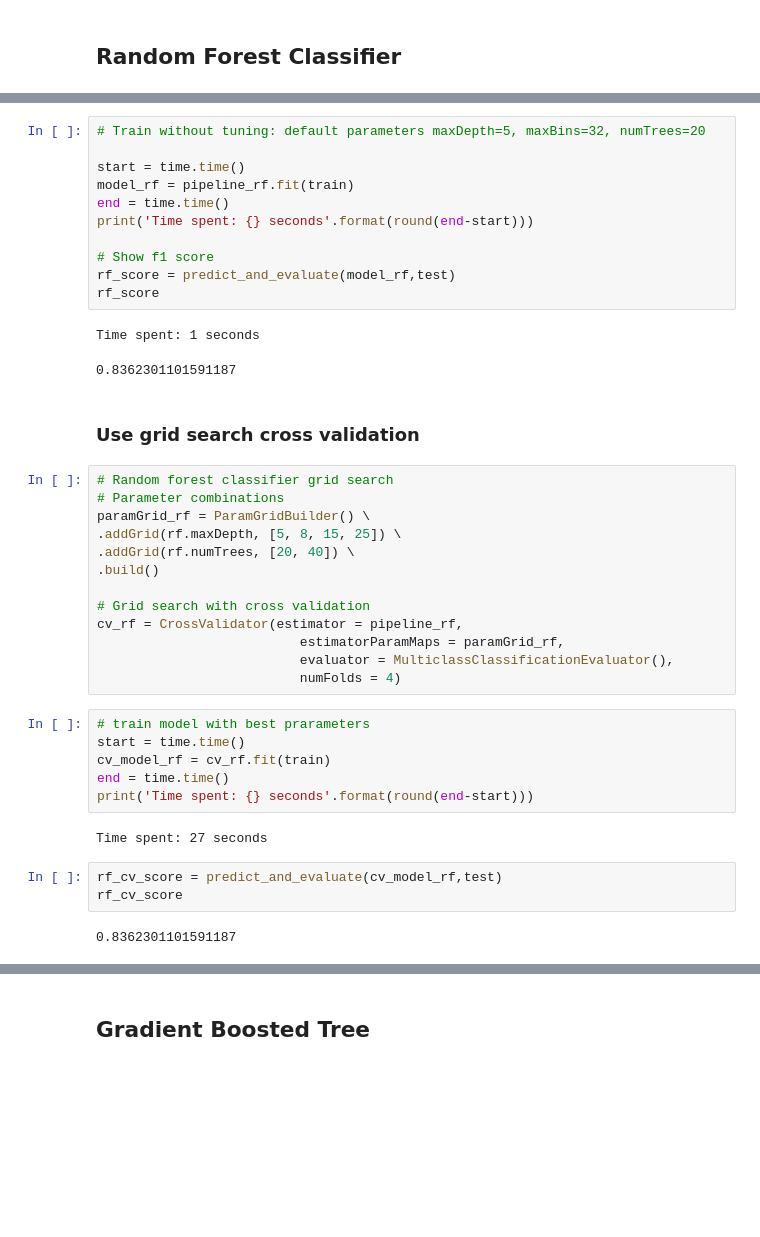
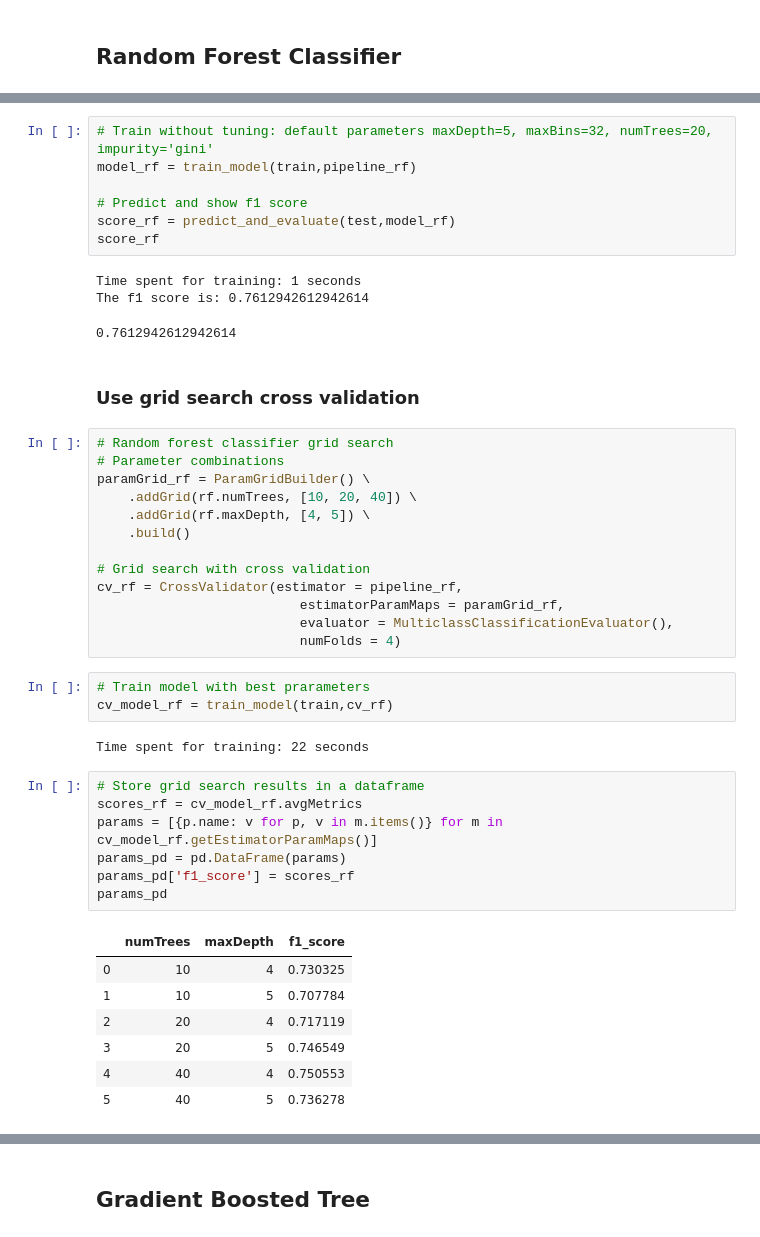
Before and after one commit to gj0706/customer_churn_prediction, a Jupyter notebook: Sparkify.ipynb, the cells around one changed output, grey strips where cells are left out. Cells and saved outputs as stored; diff of their text form; blank space fills up the shorter version.

```diff
--- a/Sparkify.ipynb
+++ b/Sparkify.ipynb
@@ -818,43 +867,47 @@ rf = RandomForestClassifier()
 pipeline_rf = Pipeline(stages = [num_assembler, scaler, assembler, rf])
 # %%
-# Train without tuning: default parameters maxDepth=5, maxBins=32, numTrees=20
+# Train without tuning: default parameters maxDepth=5, maxBins=32, numTrees=20, impurity='gini'
+model_rf = train_model(train,pipeline_rf)
 
-start = time.time()
-model_rf = pipeline_rf.fit(train)
-end = time.time()
-print('Time spent: {} seconds'.format(round(end-start)))
-
-# Show f1 score
-rf_score = predict_and_evaluate(model_rf,test)
-rf_score
+# Predict and show f1 score
+score_rf = predict_and_evaluate(test,model_rf)
+score_rf
 # %% [output]
-Time spent: 1 seconds
+Time spent for training: 1 seconds
+The f1 score is: 0.7612942612942614
-0.8362301101591187
+0.7612942612942614
 # %% [markdown]
 ### Use grid search cross validation
 # %%
 # Random forest classifier grid search
 # Parameter combinations
 paramGrid_rf = ParamGridBuilder() \
-.addGrid(rf.maxDepth, [5, 8, 15, 25]) \
-.addGrid(rf.numTrees, [20, 40]) \
-.build()
+    .addGrid(rf.numTrees, [10, 20, 40]) \
+    .addGrid(rf.maxDepth, [4, 5]) \
+    .build()
 
 # Grid search with cross validation
 cv_rf = CrossValidator(estimator = pipeline_rf,
                           estimatorParamMaps = paramGrid_rf,
                           evaluator = MulticlassClassificationEvaluator(),
                           numFolds = 4)
-# %%
-# train model with best prarameters
-start = time.time()
-cv_model_rf = cv_rf.fit(train)
-end = time.time()
-print('Time spent: {} seconds'.format(round(end-start)))
-# %% [output]
-Time spent: 27 seconds
-# %%
-rf_cv_score = predict_and_evaluate(cv_model_rf,test)
-rf_cv_score
-# %% [output]
-0.8362301101591187
+# %%
+# Train model with best prarameters
+cv_model_rf = train_model(train,cv_rf)
+# %% [output]
+Time spent for training: 22 seconds
+# %%
+# Store grid search results in a dataframe
+scores_rf = cv_model_rf.avgMetrics
+params = [{p.name: v for p, v in m.items()} for m in cv_model_rf.getEstimatorParamMaps()]
+params_pd = pd.DataFrame(params)
+params_pd['f1_score'] = scores_rf
+params_pd
+# %% [output]
+|  | numTrees | maxDepth | f1_score |
+| 0 | 10 | 4 | 0.730325 |
+| 1 | 10 | 5 | 0.707784 |
+| 2 | 20 | 4 | 0.717119 |
+| 3 | 20 | 5 | 0.746549 |
+| 4 | 40 | 4 | 0.750553 |
+| 5 | 40 | 5 | 0.736278 |
```
Also changed, not shown: parts of 68 cells of this notebook.
